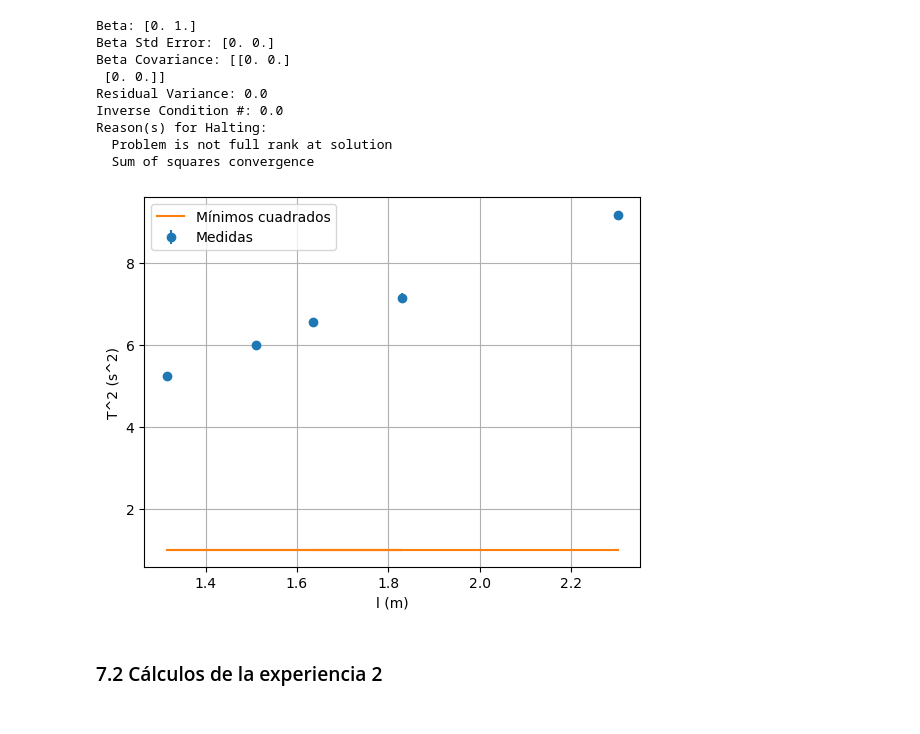
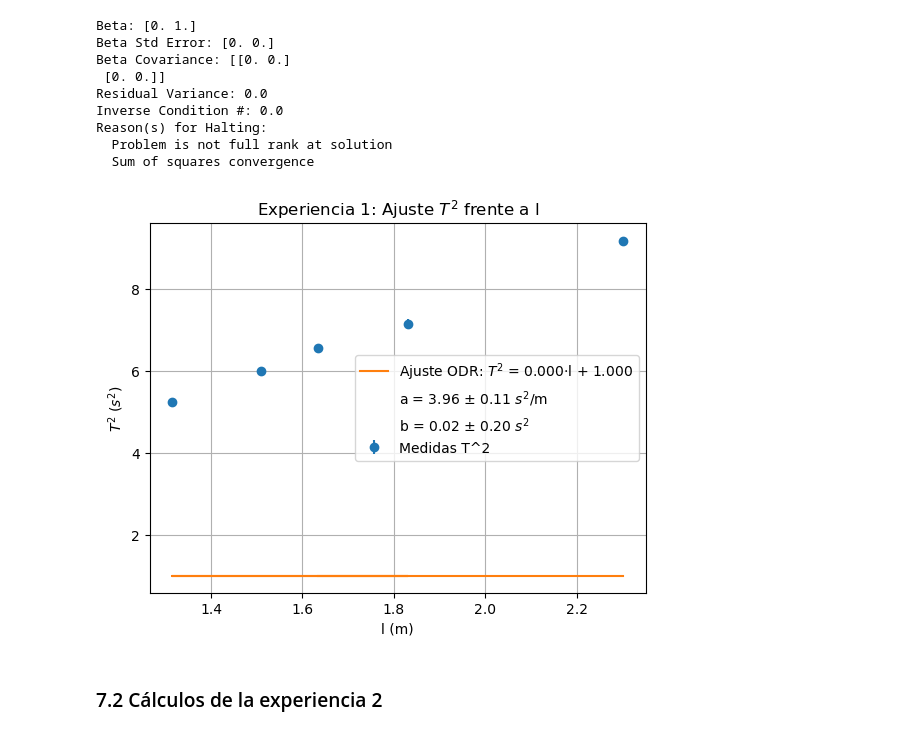
Before and after one commit to LagrangianLad/physics-lab, a Jupyter notebook: Practice 4 simple pendulum/PRACTICA 4 PENDULO SIMPLE.ipynb, the cells around one changed output. Cells and saved outputs as stored; diff of their text form; code cells hidden in the pictures.

```diff
--- a/Practice 4 simple pendulum/PRACTICA 4 PENDULO SIMPLE.ipynb
+++ b/Practice 4 simple pendulum/PRACTICA 4 PENDULO SIMPLE.ipynb
@@ -486,15 +563,18 @@ Reason(s) for Halting:
   Sum of squares convergence
 # %%
 fit_y = Lineal (out.beta, longitudes_pendulo)
-plt.errorbar(longitudes_pendulo, T2_medios, yerr = u_periodos2_medios, linestyle = "None", marker = "o", label = "Medidas")
-plt.plot(longitudes_pendulo, fit_y, label = "Mínimos cuadrados")
+plt.errorbar(longitudes_pendulo, T2_medios, yerr = u_periodos2_medios, linestyle = "None", marker = "o", label = "Medidas T^2")
+plt.plot(longitudes_pendulo, fit_y, label = rf'Ajuste ODR: $T^2$ = {out.beta[0]:.3f}·l + {out.beta[1]:.3f}')
+plt.plot ([], [], ' ', label = r"a = 3.96 $\pm$ 0.11 $s^2$/m")
+plt.plot ([], [], ' ',label = r"b = 0.02 $\pm$ 0.20 $s^2$")
+plt.title (r"Experiencia 1: Ajuste $T^2$ frente a l")
 plt.xlabel ("l (m)")
-plt.ylabel ("T^2 (s^2)")
+plt.ylabel (r"$T^2$ ($s^2$)")
 plt.grid()
 plt.legend()
 plt.show()
 # %% [output]
-[figure, old version]
+[figure, new version]
 # %% [markdown]
 ### 7.2 Cálculos de la experiencia 2
 # %% [markdown]
```
Also changed, not shown: parts of 27 cells of this notebook, 8 other files.
